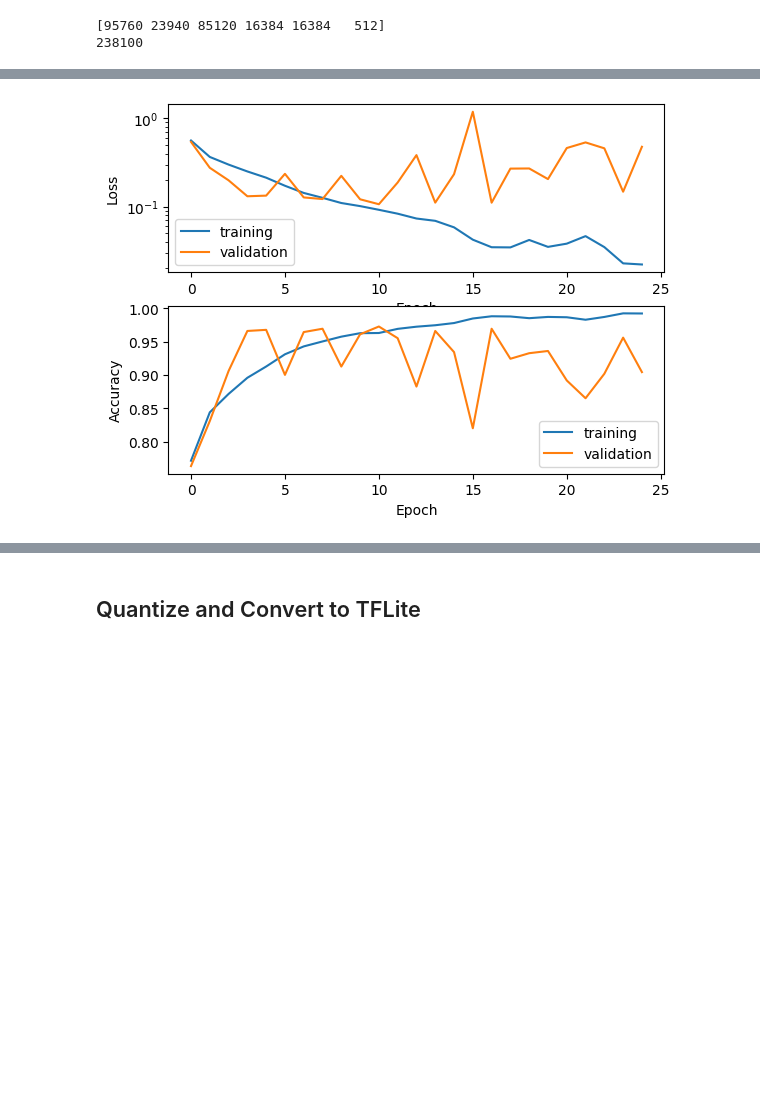
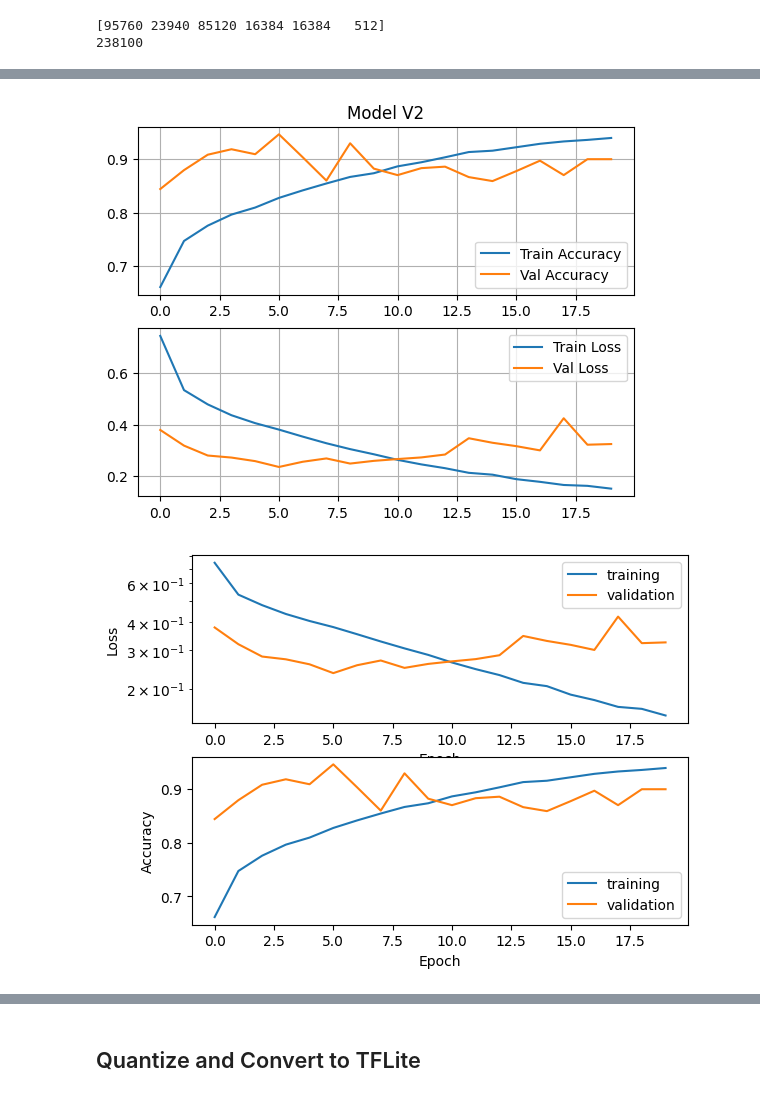
Before and after one commit to mcampo21/ML_for_IoT_Devices, a Jupyter notebook: Keyword_Detction/speech_commands_microfrontend_v2.ipynb, the cells around one changed output, grey strips where cells are left out. Cells and saved outputs as stored; diff of their text form; code cells hidden in the pictures; blank space fills up the shorter version.

```diff
--- a/Keyword_Detction/speech_commands_microfrontend_v2.ipynb
+++ b/Keyword_Detction/speech_commands_microfrontend_v2.ipynb
@@ -761,18 +779,41 @@ with open(model_file_name.split('.')[0] + '.txt', 'w') as fpo:
+# %%
+def graph_history(history, title):
+
+    plt.subplot(2,1,1)
+    plt.title(title)
+
+    plt.plot(history.epoch, history.history['accuracy'],
+            history.epoch, history.history['val_accuracy'])
+    plt.legend(['Train Accuracy', 'Val Accuracy'])
+    plt.grid(True)
+
+    plt.subplot(2,1,2)
+    plt.plot(history.epoch, history.history['loss'],
+            history.epoch, history.history['val_loss'])
+    plt.grid(True)
+    plt.legend(['Train Loss', 'Val Loss'])
+
+
+    plt.savefig(f'{title}.png')
+# %%
+graph_history(history_val_v2, 'Model V2')
+# %% [output]
+[figure, added]
 # %%
-metrics = history_val_v1.history
+metrics = history_val_v2.history
 plt.subplot(2,1,1)
-plt.semilogy(history.epoch, metrics['loss'], metrics['val_loss'])
+plt.semilogy(history_val_v2.epoch, metrics['loss'], metrics['val_loss'])
 plt.legend(['training', 'validation'])
 plt.ylabel('Loss')
 plt.xlabel('Epoch')
 plt.subplot(2,1,2)
-plt.plot(history.epoch, metrics['accuracy'], metrics['val_accuracy'])
+plt.plot(history_val_v2.epoch, metrics['accuracy'], metrics['val_accuracy'])
 plt.legend(['training', 'validation'])
 plt.ylabel('Accuracy')
 plt.xlabel('Epoch')
 plt.show()
 # %% [output]
-[figure, old version]
+[figure, new version]
 # %%
 test_audio = []
 test_labels = []
```
Also changed, not shown: parts of 44 cells of this notebook, 2 other files.
